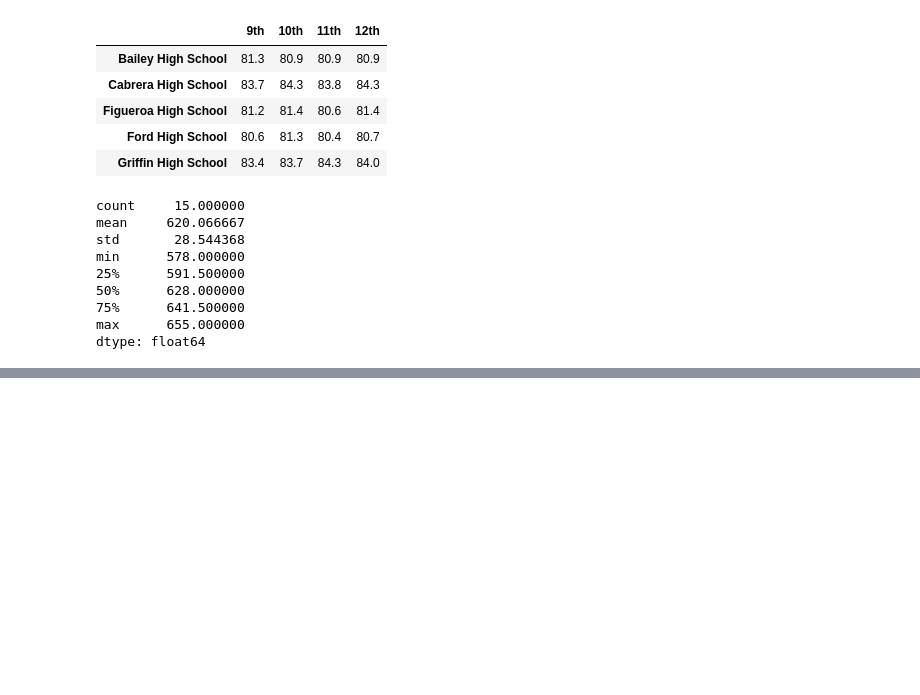
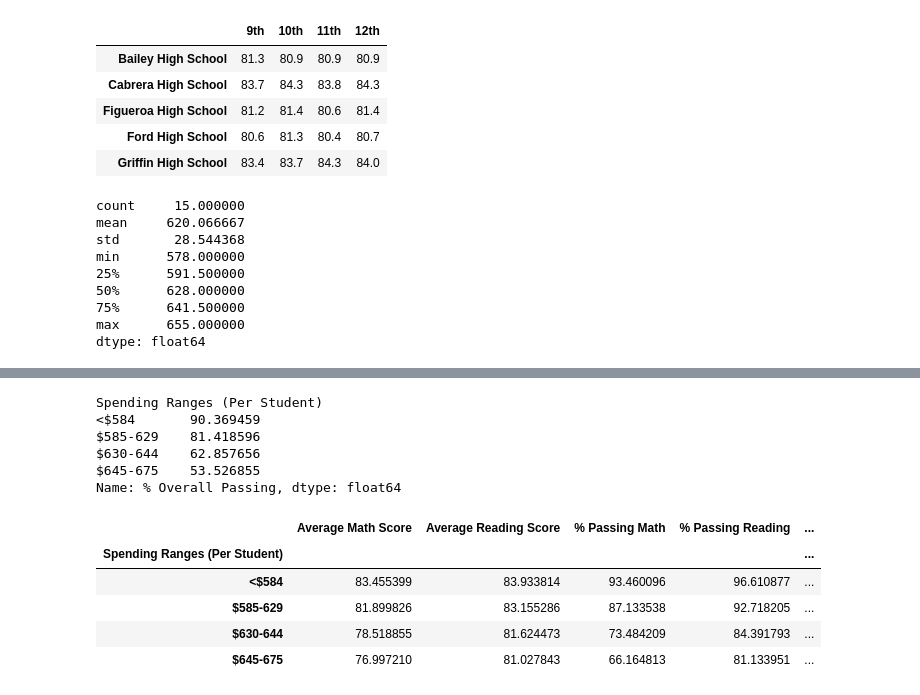
Before and after one commit to BiancaTaisePommerening/School_District_Analysis, a Jupyter notebook: PyCitySchools.ipynb, the cells around one changed output, grey strips where cells are left out. Drawn from its saved outputs; the diff is of its cells as text; code cells hidden in the pictures; blank space fills up the shorter version.

Commit message:
scores by school spending

```diff
--- a/PyCitySchools.ipynb
+++ b/PyCitySchools.ipynb
@@ -961,0 +1014,17 @@ dtype: float64
+# %%
+# E. Establish the spending bins and group names.
+# We can label the ranges using a list of string values.
+spending_bins = [0, 585, 630, 645, 675]
+group_names = ["<$584", "$585-629", "$630-644", "$645-675"]
+# %%
+# Module 4.11.2 - Categorize the Spending Bins
+# Categorize spending based on the bins.
+# • To the left of the equals sign, we add a new column called "Spending Ranges (Per Student)" to the
+# per_school_summary_df DataFrame. This column will contain the values specified by using the cut() function.
+# • Inside the cut() function, we add the data (per_school_capita) we are going to use for "Spending Ranges (Per Student)".
+# The data must be a one-dimensional array, like a list or the per_school_capitaSeries.
+# • Inside the parentheses, we add the spending_bins and the labels for the bins using labels=group_names.
+
+per_school_summary_df["Spending Ranges (Per Student)"] = pd.cut(per_school_capita, spending_bins, labels=group_names)
+
+per_school_summary_df.head()
@@ -961,0 +1038,41 @@ dtype: float64
+# %%
+# Module 4.11.3 - Group by the Spending Ranges
+# A. # Calculate averages for the desired columns.
+spending_math_scores = per_school_summary_df.groupby(["Spending Ranges (Per Student)"]).mean()["Average Math Score"]
+
+spending_reading_scores = per_school_summary_df.groupby(["Spending Ranges (Per Student)"]).mean()["Average Reading Score"]
+
+spending_passing_math = per_school_summary_df.groupby(["Spending Ranges (Per Student)"]).mean()["% Passing Math"]
+
+spending_passing_reading = per_school_summary_df.groupby(["Spending Ranges (Per Student)"]).mean()["% Passing Reading"]
+
+overall_passing_spending = per_school_summary_df.groupby(["Spending Ranges (Per Student)"]).mean()["% Overall Passing"]
+
+
+overall_passing_spending
+# %% [output]
+Spending Ranges (Per Student)
+<$584       90.369459
+$585-629    81.418596
+$630-644    62.857656
+$645-675    53.526855
+Name: % Overall Passing, dtype: float64
+# %%
+# 4.11.4 - Create a DataFrame for the Scores by School Spending.
+# A. Create the Spending Summary DataFrame.
+# # Assemble into DataFrame.
+spending_summary_df = pd.DataFrame({
+    "Average Math Score" : spending_math_scores,
+    "Average Reading Score" : spending_reading_scores,
+    "% Passing Math" : spending_passing_math,
+    "% Passing Reading" : spending_passing_reading,
+    "% Overall Passing" : overall_passing_spending})
+
+spending_summary_df
+# %% [output]
+|  | Average Math Score | Average Reading Score | % Passing Math | % Passing Reading | ... |
+| Spending Ranges (Per Student) |  |  |  |  | ... |
+| <$584 | 83.455399 | 83.933814 | 93.460096 | 96.610877 | ... |
+| $585-629 | 81.899826 | 83.155286 | 87.133538 | 92.718205 | ... |
+| $630-644 | 78.518855 | 81.624473 | 73.484209 | 84.391793 | ... |
+| $645-675 | 76.997210 | 81.027843 | 66.164813 | 81.133951 | ... |
```
Also changed, not shown: parts of 6 cells of this notebook, 1 other file.
